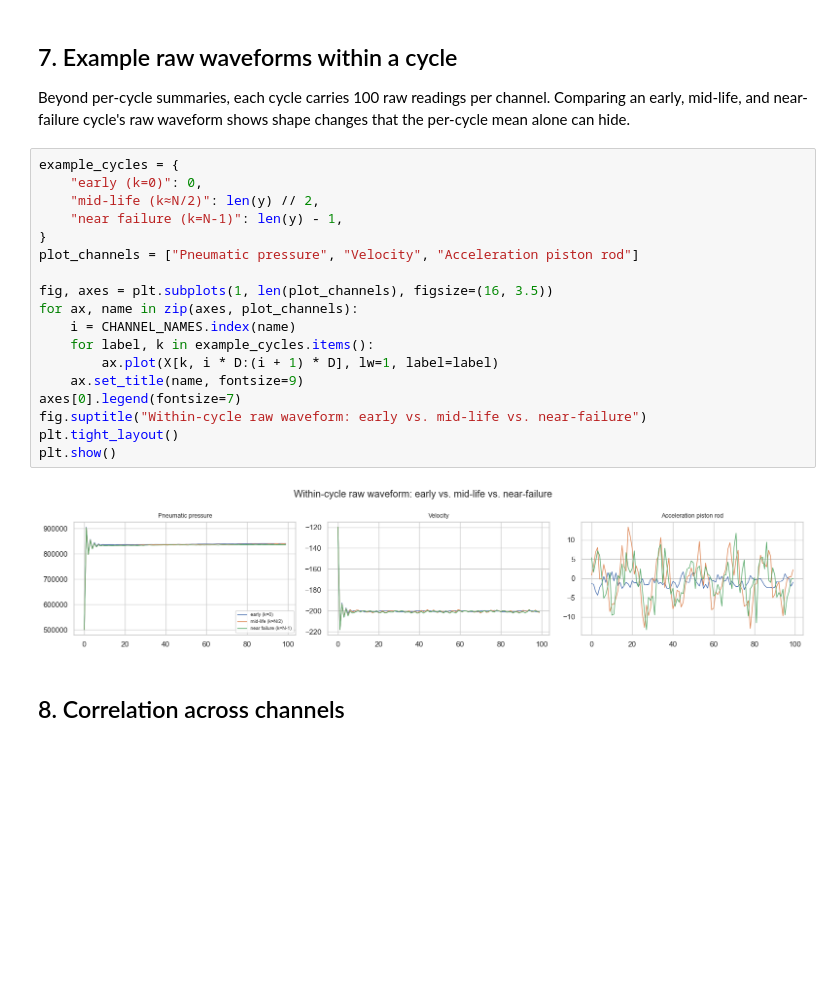
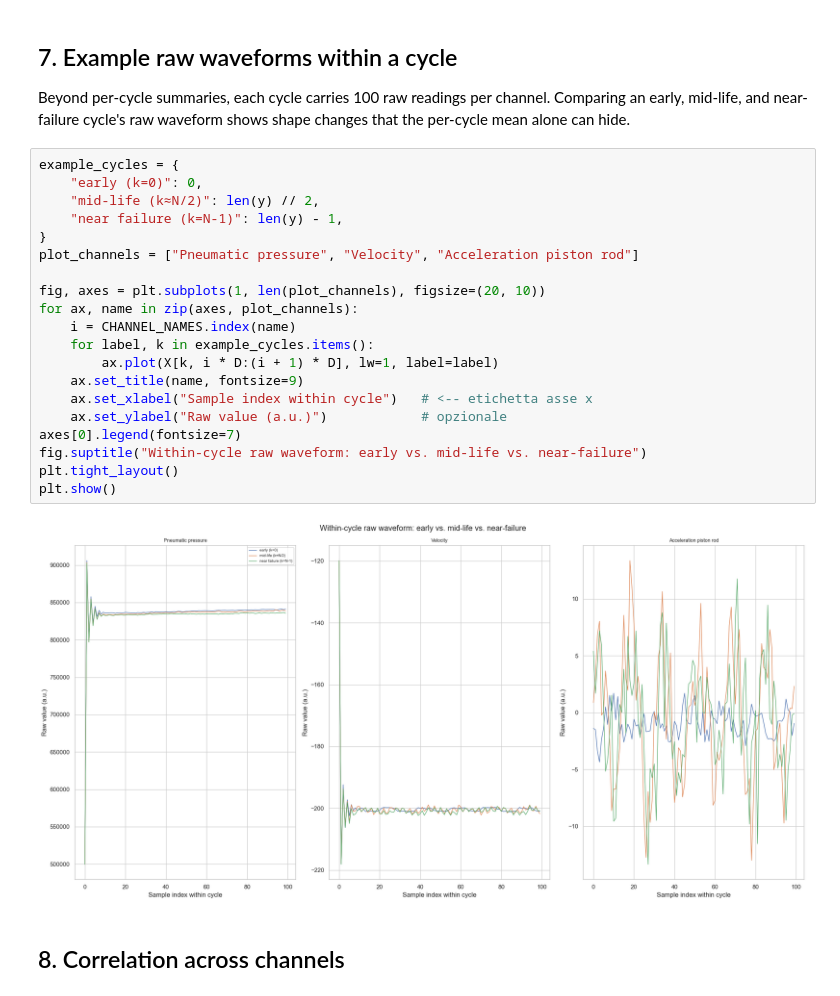
Before and after one commit to electrical-and-electronic-measurement/uncertainty-quantification-ZeMA-electromechanical-cylinder-RUL, a Jupyter notebook: case_study_A_eda.ipynb, the cells around one changed output. Saved outputs shown, nothing was run; the diff lists cells and outputs as text; blank space fills up the shorter version.

Commit message:
modifica asse verticale in immagine

```diff
--- a/case_study_A_eda.ipynb
+++ b/case_study_A_eda.ipynb
@@ -227,23 +227,25 @@ alone can hide.
 # %%
 example_cycles = {
     "early (k=0)": 0,
     "mid-life (k≈N/2)": len(y) // 2,
     "near failure (k=N-1)": len(y) - 1,
 }
 plot_channels = ["Pneumatic pressure", "Velocity", "Acceleration piston rod"]
 
-fig, axes = plt.subplots(1, len(plot_channels), figsize=(16, 3.5))
+fig, axes = plt.subplots(1, len(plot_channels), figsize=(20, 10))
 for ax, name in zip(axes, plot_channels):
     i = CHANNEL_NAMES.index(name)
     for label, k in example_cycles.items():
         ax.plot(X[k, i * D:(i + 1) * D], lw=1, label=label)
     ax.set_title(name, fontsize=9)
+    ax.set_xlabel("Sample index within cycle")   # <-- etichetta asse x
+    ax.set_ylabel("Raw value (a.u.)")            # opzionale
 axes[0].legend(fontsize=7)
 fig.suptitle("Within-cycle raw waveform: early vs. mid-life vs. near-failure")
 plt.tight_layout()
 plt.show()
 # %% [output]
-[figure, old version]
+[figure, new version]
 # %% [markdown]
 ## 8. Correlation across channels
 # %%
```
Also changed, not shown: 2 other files.
